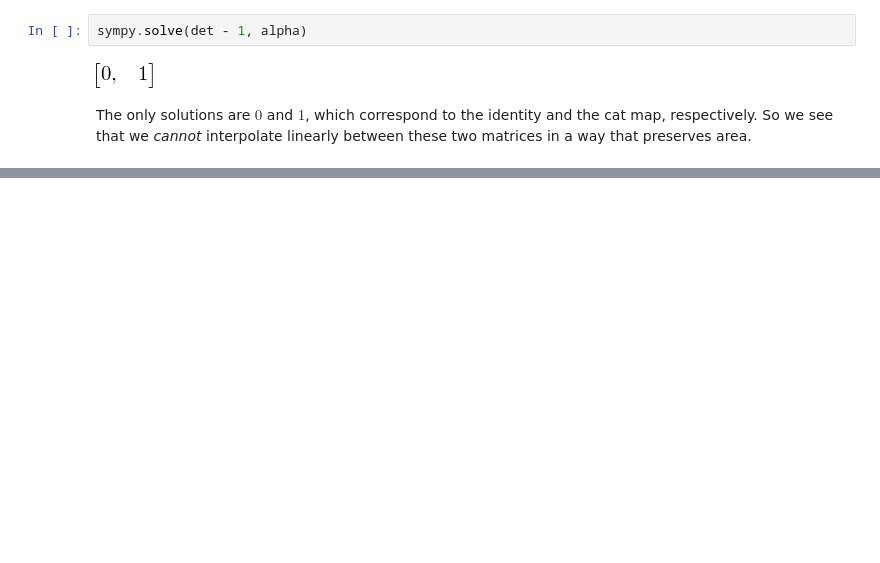
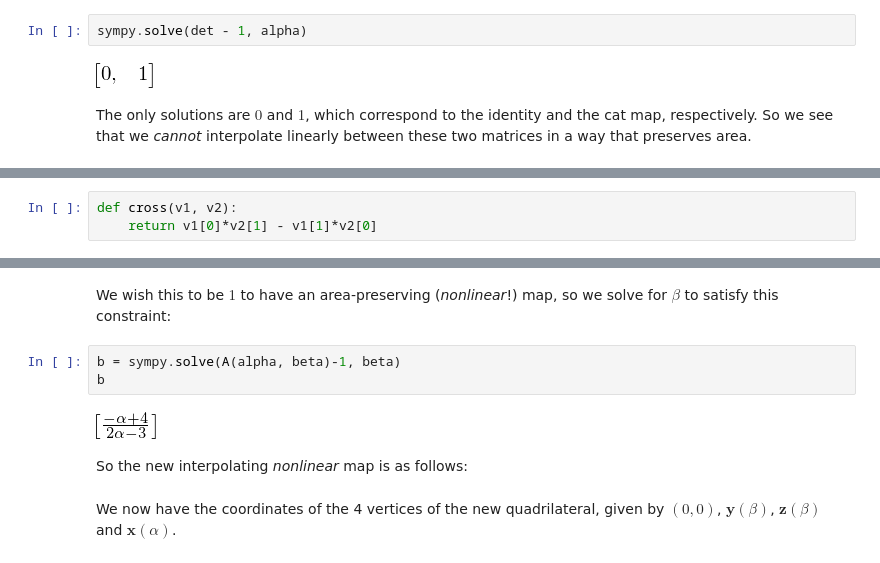
Before and after one commit to dpsanders/IPython-notebooks, a Jupyter notebook: Arnold_cat_map.ipynb, the cells around one changed output, grey strips where cells are left out. Drawn from its saved outputs; the diff is of its cells as text; blank space fills up the shorter version.

```diff
--- a/Arnold_cat_map.ipynb
+++ b/Arnold_cat_map.ipynb
@@ -349,0 +395,3 @@ The only solutions are $0$ and $1$, which correspond to the identity and the cat
+# %%
+def cross(v1, v2):
+    return v1[0]*v2[1] - v1[1]*v2[0]
@@ -349,0 +403,12 @@ The only solutions are $0$ and $1$, which correspond to the identity and the cat
+# %% [markdown]
+We wish this to be $1$ to have an area-preserving (*nonlinear*!) map, so we solve for $\beta$ to satisfy
+this constraint:
+# %%
+b = sympy.solve(A(alpha, beta)-1, beta)
+b
+# %% [output]
+[figure, added]
+# %% [markdown]
+So the new interpolating *nonlinear* map is as follows:
+# %% [markdown]
+We now have the coordinates of the 4 vertices of the new quadrilateral, given by $(0,0)$, $\mathbf{y}(\beta)$, $\mathbf{z}(\beta)$ and $\mathbf{x}(\alpha)$.
```
Also changed, not shown: parts of 14 cells of this notebook.
